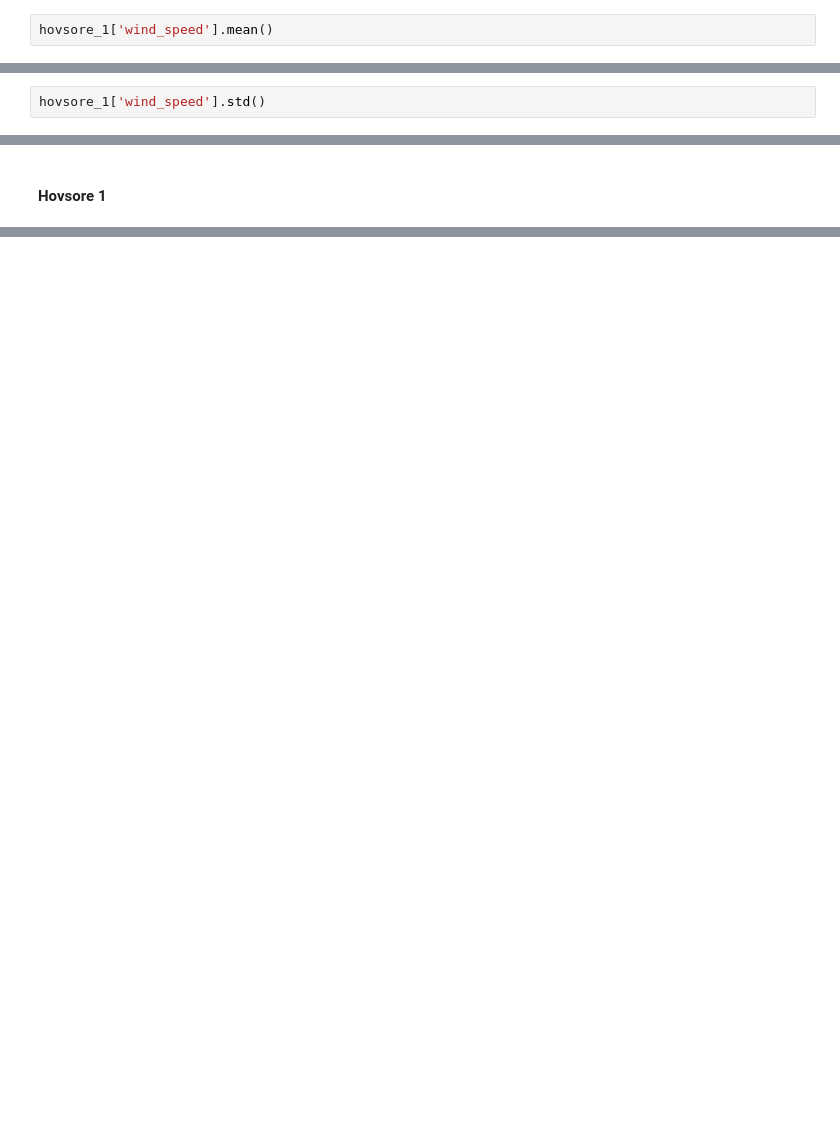
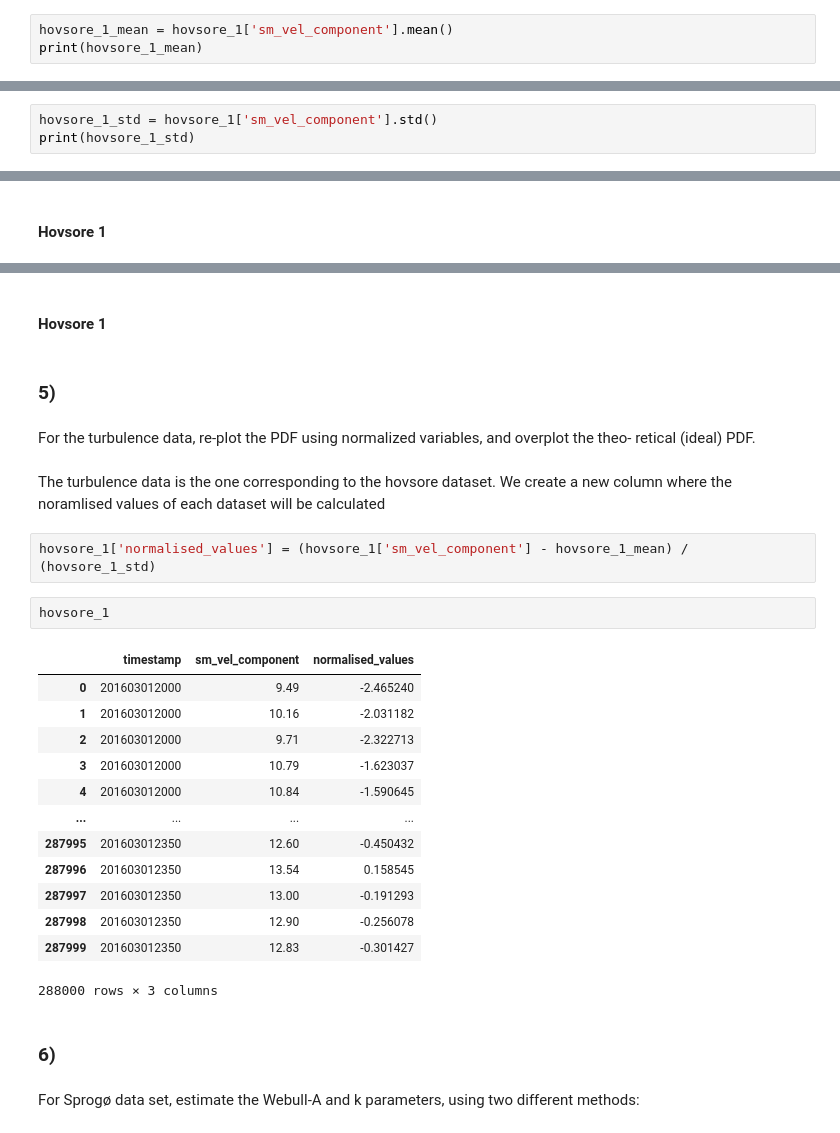
Before and after one commit to AlexDelBarco/IMWE, a Jupyter notebook: Assignment_1.ipynb, the cells around one changed output, grey strips where cells are left out. Saved outputs shown, nothing was run; the diff lists cells and outputs as text; blank space fills up the shorter version.

```diff
--- a/Assignment_1.ipynb
+++ b/Assignment_1.ipynb
@@ -248,13 +252,15 @@ sprog['wind_speed'].std()
 # %% [markdown]
 Mean Wind Speed
 # %%
-hovsore_1['wind_speed'].mean()
+hovsore_1_mean = hovsore_1['sm_vel_component'].mean()
+print(hovsore_1_mean)
 # %% [output]
 13.295274895833332
 # %% [markdown]
 Wind Speed Standard deviation
 # %%
-hovsore_1['wind_speed'].std()
+hovsore_1_std = hovsore_1['sm_vel_component'].std()
+print(hovsore_1_std)
 # %% [output]
 1.5435718228827797
 # %% [markdown]
@@ -339,0 +416,31 @@ Plot the probability density function (PDF) of speed for each data set.
+# %% [markdown]
+#### Hovsore 1
+# %% [markdown]
+### 5)
+# %% [markdown]
+For the turbulence data, re-plot the PDF using normalized variables, and overplot the theo-
+retical (ideal) PDF.
+# %% [markdown]
+The turbulence data is the one corresponding to the hovsore dataset. We create a new column where the noramlised values of each dataset will be calculated
+# %%
+hovsore_1['normalised_values'] = (hovsore_1['sm_vel_component'] - hovsore_1_mean) / (hovsore_1_std)
+# %%
+hovsore_1
+# %% [output]
+|  | timestamp | sm_vel_component | normalised_values |
+| 0 | 201603012000 | 9.49 | -2.465240 |
+| 1 | 201603012000 | 10.16 | -2.031182 |
+| 2 | 201603012000 | 9.71 | -2.322713 |
+| 3 | 201603012000 | 10.79 | -1.623037 |
+| 4 | 201603012000 | 10.84 | -1.590645 |
+| ... | ... | ... | ... |
+| 287995 | 201603012350 | 12.60 | -0.450432 |
+| 287996 | 201603012350 | 13.54 | 0.158545 |
+| 287997 | 201603012350 | 13.00 | -0.191293 |
+| 287998 | 201603012350 | 12.90 | -0.256078 |
+| 287999 | 201603012350 | 12.83 | -0.301427 |
+288000 rows × 3 columns
+# %% [markdown]
+### 6)
+# %% [markdown]
+For Sprogø data set, estimate the Webull-A and k parameters, using two different methods:
```
Also changed, not shown: parts of 25 cells of this notebook.
